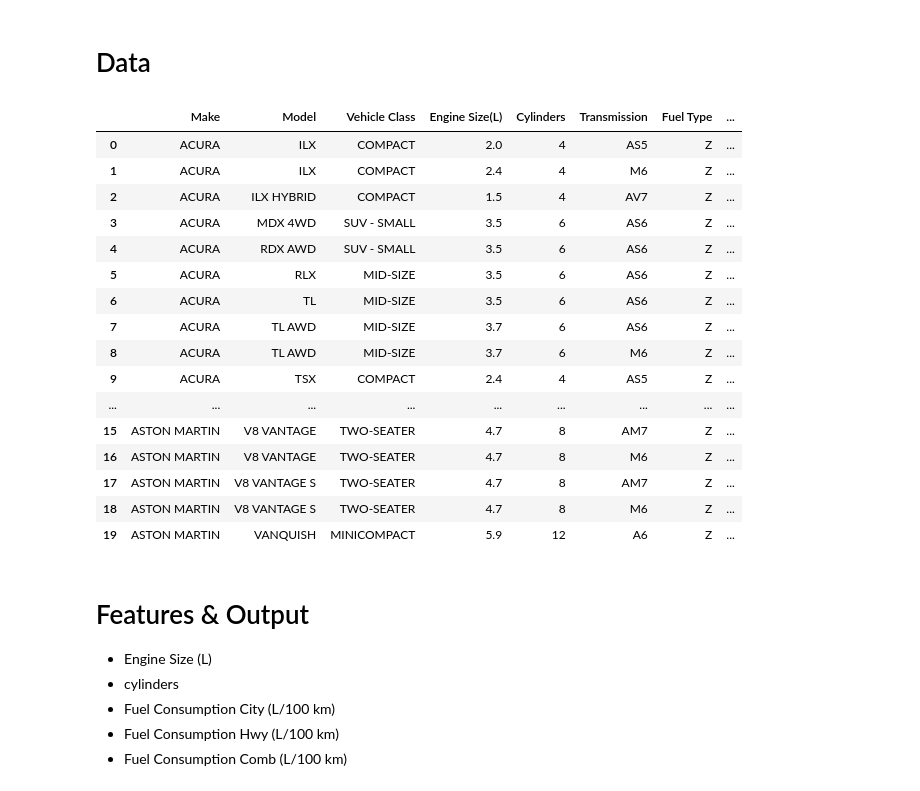
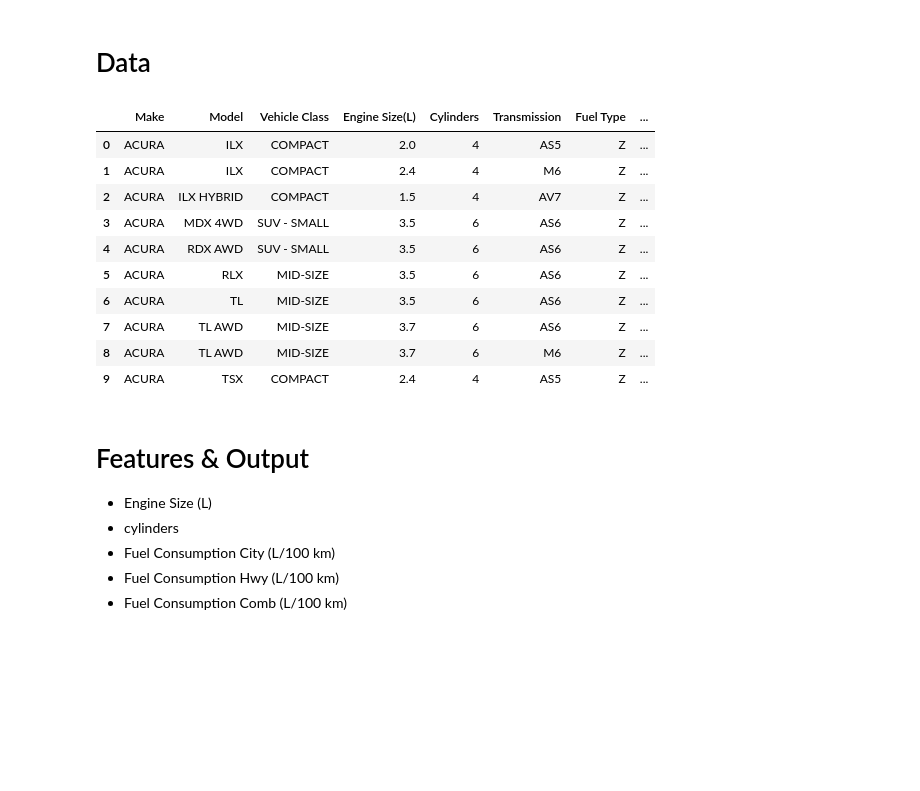
Before and after one commit to SamimSn/CO2-emission-prediction-Multiple-Linear-Regression, a Jupyter notebook: co2_emission_model.ipynb, the cells around one changed output. Cells and saved outputs as stored; diff of their text form; code cells hidden in the pictures; blank space fills up the shorter version.

Commit message:
less data to show

```diff
--- a/co2_emission_model.ipynb
+++ b/co2_emission_model.ipynb
@@ -8,25 +8,19 @@ import matplotlib.pyplot as plt
 # Data
 # %%
 data = pd.read_csv("CO2 Emissions_Canada.csv")
-data.head(20)
+data.head(10)
 # %% [output]
 |  | Make | Model | Vehicle Class | Engine Size(L) | Cylinders | Transmission | Fuel Type | ... |
 | 0 | ACURA | ILX | COMPACT | 2.0 | 4 | AS5 | Z | ... |
 | 1 | ACURA | ILX | COMPACT | 2.4 | 4 | M6 | Z | ... |
 | 2 | ACURA | ILX HYBRID | COMPACT | 1.5 | 4 | AV7 | Z | ... |
 | 3 | ACURA | MDX 4WD | SUV - SMALL | 3.5 | 6 | AS6 | Z | ... |
 | 4 | ACURA | RDX AWD | SUV - SMALL | 3.5 | 6 | AS6 | Z | ... |
 | 5 | ACURA | RLX | MID-SIZE | 3.5 | 6 | AS6 | Z | ... |
 | 6 | ACURA | TL | MID-SIZE | 3.5 | 6 | AS6 | Z | ... |
 | 7 | ACURA | TL AWD | MID-SIZE | 3.7 | 6 | AS6 | Z | ... |
 | 8 | ACURA | TL AWD | MID-SIZE | 3.7 | 6 | M6 | Z | ... |
 | 9 | ACURA | TSX | COMPACT | 2.4 | 4 | AS5 | Z | ... |
-| ... | ... | ... | ... | ... | ... | ... | ... | ... |
-| 15 | ASTON MARTIN | V8 VANTAGE | TWO-SEATER | 4.7 | 8 | AM7 | Z | ... |
-| 16 | ASTON MARTIN | V8 VANTAGE | TWO-SEATER | 4.7 | 8 | M6 | Z | ... |
-| 17 | ASTON MARTIN | V8 VANTAGE S | TWO-SEATER | 4.7 | 8 | AM7 | Z | ... |
-| 18 | ASTON MARTIN | V8 VANTAGE S | TWO-SEATER | 4.7 | 8 | M6 | Z | ... |
-| 19 | ASTON MARTIN | VANQUISH | MINICOMPACT | 5.9 | 12 | A6 | Z | ... |
 # %% [markdown]
 # Features & Output
 - Engine Size (L)
```
